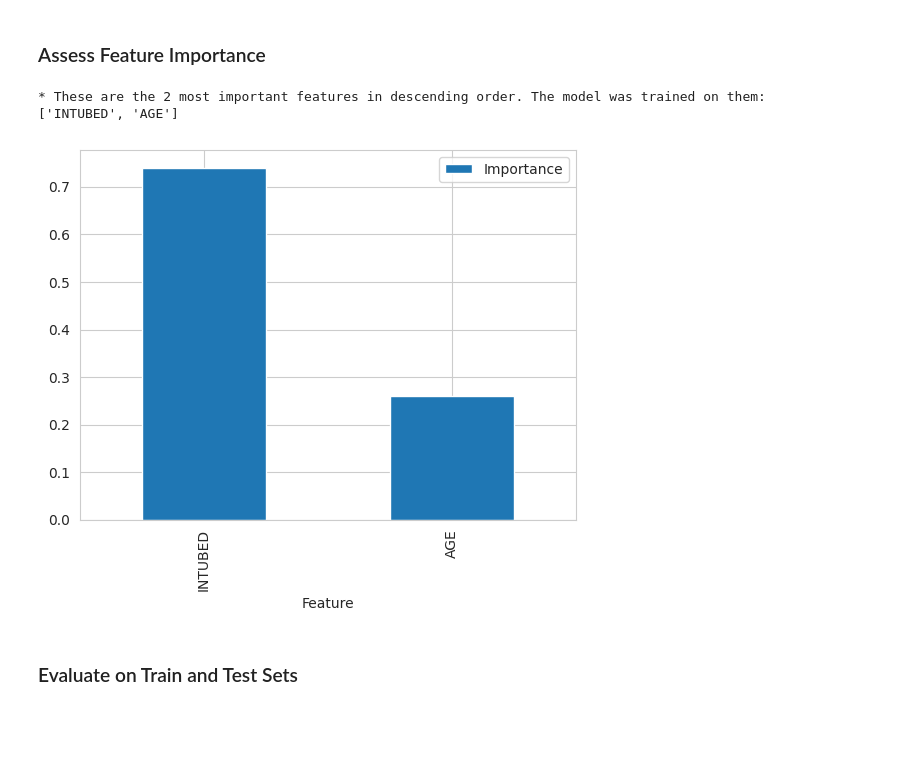
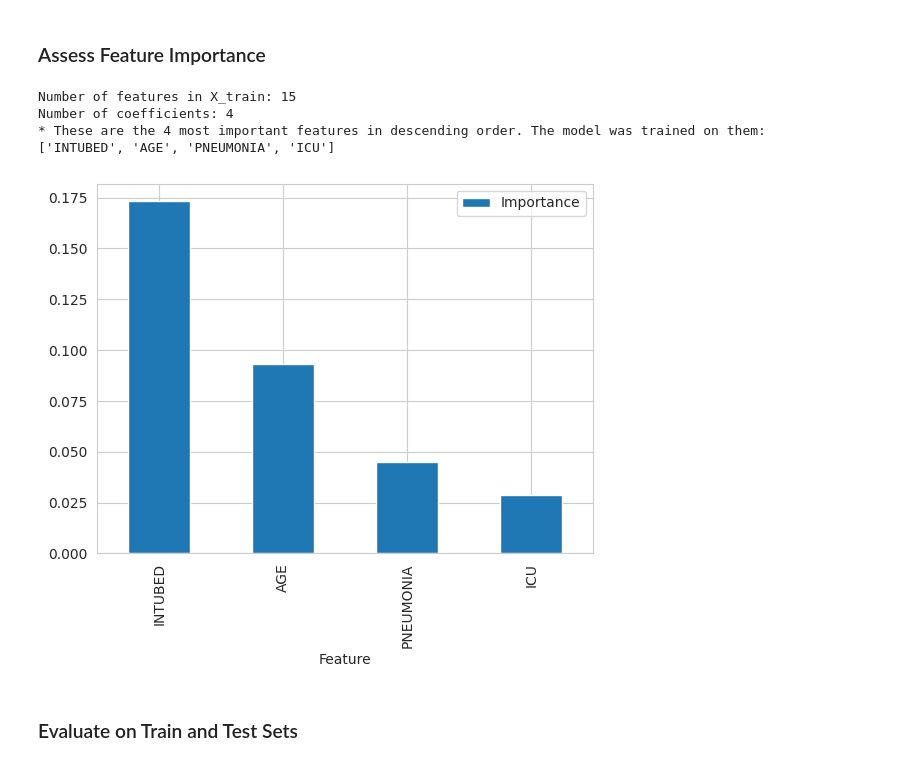
Before and after one commit to cniblock/milestone-covid-19-study, a Jupyter notebook: jupyter_notebooks/04.5 - Modeling and Evaluation - Regression.ipynb, the cells around one changed output. Saved outputs shown, nothing was run; the diff lists cells and outputs as text; code cells hidden in the pictures; blank space fills up the shorter version.

Commit message:
modeling complete and important features trained

```diff
--- a/jupyter_notebooks/04.5 - Modeling and Evaluation - Regression.ipynb
+++ b/jupyter_notebooks/04.5 - Modeling and Evaluation - Regression.ipynb
@@ -307,27 +342,36 @@ Root Mean Squared Error: 0.452
 # %% [markdown]
 ### Assess Feature Importance
 # %%
+import numpy as np
+import pandas as pd
 import matplotlib.pyplot as plt
 import seaborn as sns
 
 sns.set_style('whitegrid')
 
 columns_after_data_cleaning_feat_eng = X_train.columns
 
-df_feature_importance = pd.DataFrame(data={
-    'Feature': columns_after_data_cleaning_feat_eng[best_regressor_pipeline['feat_selection'].get_support()],
-    'Importance': best_regressor_pipeline['model'].feature_importances_}
-).sort_values(by='Importance', ascending=False)
+print(f"Number of features in X_train: {len(columns_after_data_cleaning_feat_eng)}")
+print(f"Number of coefficients: {len(best_regressor_pipeline['model'].coef_)}")
+
+selected_features = columns_after_data_cleaning_feat_eng[best_regressor_pipeline['feat_selection'].get_support()]
+
+df_feature_importance = pd.DataFrame({
+    'Feature': selected_features,
+    'Importance': np.abs(best_regressor_pipeline['model'].coef_)
+}).sort_values(by='Importance', ascending=False)
 
 print(f"* These are the {len(df_feature_importance)} most important features in descending order. "
       f"The model was trained on them: \n{df_feature_importance['Feature'].to_list()}")
 
 df_feature_importance.plot(kind='bar', x='Feature', y='Importance')
 plt.show()
 # %% [output]
-* These are the 2 most important features in descending order. The model was trained on them:
-['INTUBED', 'AGE']
+Number of features in X_train: 15
+Number of coefficients: 4
+* These are the 4 most important features in descending order. The model was trained on them:
+['INTUBED', 'AGE', 'PNEUMONIA', 'ICU']
-[figure, old version]
+[figure, new version]
 # %% [markdown]
 ### Evaluate on Train and Test Sets
 # %%
```
Also changed, not shown: parts of 13 cells of this notebook.
